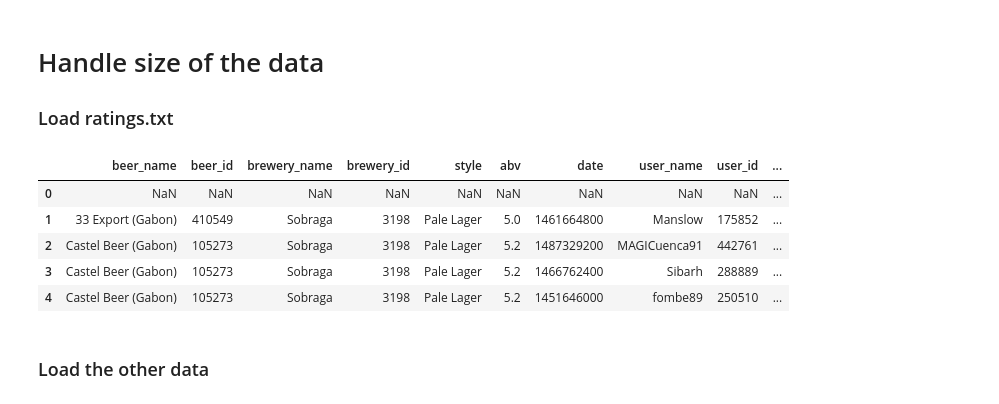
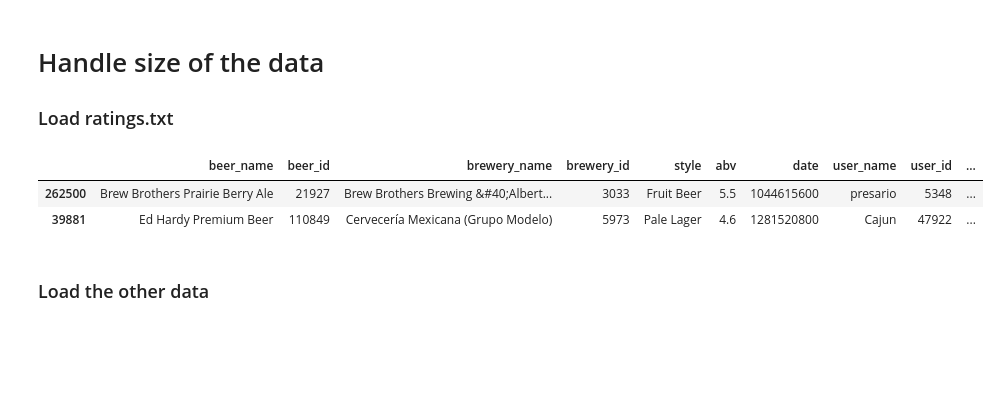
Before and after one commit to epfl-ada/ada-2023-project-laremontada61, a Jupyter notebook: pipeline.ipynb, the cells around one changed output. Saved outputs shown, nothing was run; the diff lists cells and outputs as text; code cells hidden in the pictures; blank space fills up the shorter version.

Commit message:
last pipeline with random sampling

```diff
--- a/pipeline.ipynb
+++ b/pipeline.ipynb
@@ -105,21 +105,22 @@ def load_txt_file(website):
         'taste',
         'overall',
         'rating',
-        'text'
-    ]
-    return final_df
+        'text']
+
+    # sample the data
+    df_sampled = final_df.sample(frac = 0.5, random_state=42)
+    # convert columns with numerical values to int or float
+
+    return df_sampled
 
 ratings_BA = load_txt_file('BeerAdvocate')
 #ratings_RB = load_data_from_txt('RateBeer')
 # %%
-ratings_BA.head()
+ratings_BA.head(2)
 # %% [output]
 |  | beer_name | beer_id | brewery_name | brewery_id | style | abv | date | user_name | user_id | ... |
-| 0 | NaN | NaN | NaN | NaN | NaN | NaN | NaN | NaN | NaN | ... |
-| 1 | 33 Export (Gabon) | 410549 | Sobraga | 3198 | Pale Lager | 5.0 | 1461664800 | Manslow | 175852 | ... |
-| 2 | Castel Beer (Gabon) | 105273 | Sobraga | 3198 | Pale Lager | 5.2 | 1487329200 | MAGICuenca91 | 442761 | ... |
-| 3 | Castel Beer (Gabon) | 105273 | Sobraga | 3198 | Pale Lager | 5.2 | 1466762400 | Sibarh | 288889 | ... |
-| 4 | Castel Beer (Gabon) | 105273 | Sobraga | 3198 | Pale Lager | 5.2 | 1451646000 | fombe89 | 250510 | ... |
+| 262500 | Brew Brothers Prairie Berry Ale | 21927 | Brew Brothers Brewing &#40;Albert... | 3033 | Fruit Beer | 5.5 | 1044615600 | presario | 5348 | ... |
+| 39881 | Ed Hardy Premium Beer | 110849 | Cervecería Mexicana (Grupo Modelo) | 5973 | Pale Lager | 4.6 | 1281520800 | Cajun | 47922 | ... |
 # %% [markdown]
 ### Load the other data
 # %%
```
Also changed, not shown: parts of 3 cells of this notebook.
